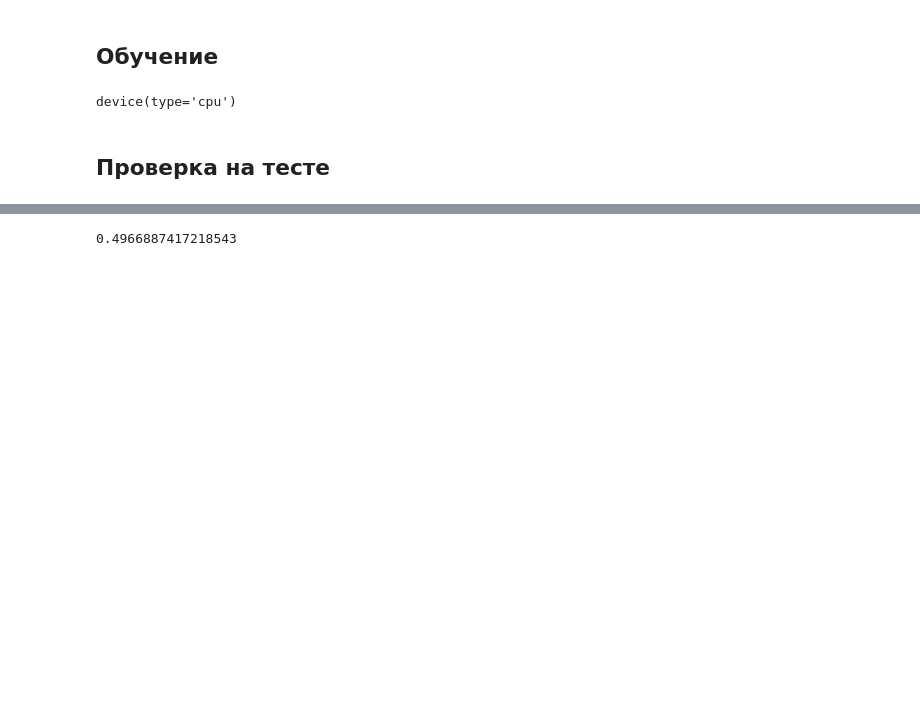
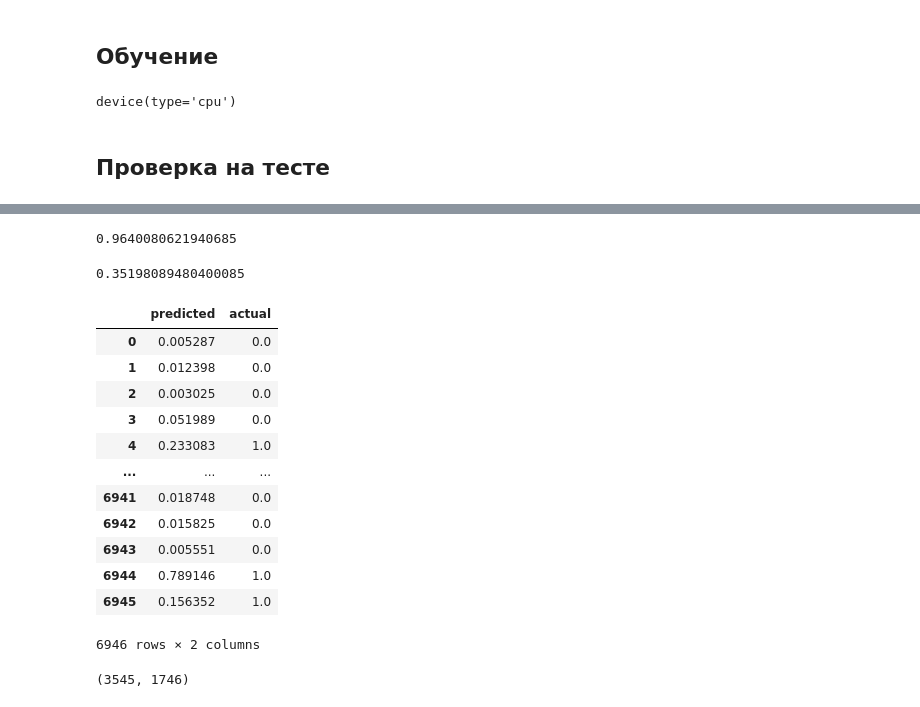
Before and after one commit to BlackKingWhitePawn/reidentification, a Jupyter notebook: train_threshold.ipynb, the cells around one changed output, grey strips where cells are left out. Drawn from its saved outputs; the diff is of its cells as text; code cells hidden in the pictures; blank space fills up the shorter version.

```diff
--- a/train_threshold.ipynb
+++ b/train_threshold.ipynb
@@ -97,4 +97,36 @@ draw_reid_predict(td)
 # %%
-get_binary_accuracy(td, thresholds[-1])
+get_binary_accuracy(td, 0.05)
 # %% [output]
-0.4966887417218543
+0.9640080621940685
+# %%
+a = torch.tensor(td)
+# %%
+threshold = a.mean().item()
+threshold
+# %% [output]
+0.35198089480400085
+# %%
+df = pd.DataFrame(a, columns=['predicted', 'actual'])
+df
+# %% [output]
+|  | predicted | actual |
+| 0 | 0.005287 | 0.0 |
+| 1 | 0.012398 | 0.0 |
+| 2 | 0.003025 | 0.0 |
+| 3 | 0.051989 | 0.0 |
+| 4 | 0.233083 | 1.0 |
+| ... | ... | ... |
+| 6941 | 0.018748 | 0.0 |
+| 6942 | 0.015825 | 0.0 |
+| 6943 | 0.005551 | 0.0 |
+| 6944 | 0.789146 | 1.0 |
+| 6945 | 0.156352 | 1.0 |
+6946 rows × 2 columns
+# %%
+class_zero_val = df[df['actual'] == 0]['predicted']
+class_ones_val = df[df['actual'] == 1]['predicted']
+TP = len(class_zero_val[class_zero_val < threshold])
+TN = len(class_ones_val[class_ones_val > threshold])
+TP, TN
+# %% [output]
+(3545, 1746)
```
Also changed, not shown: parts of 1 cell of this notebook.
